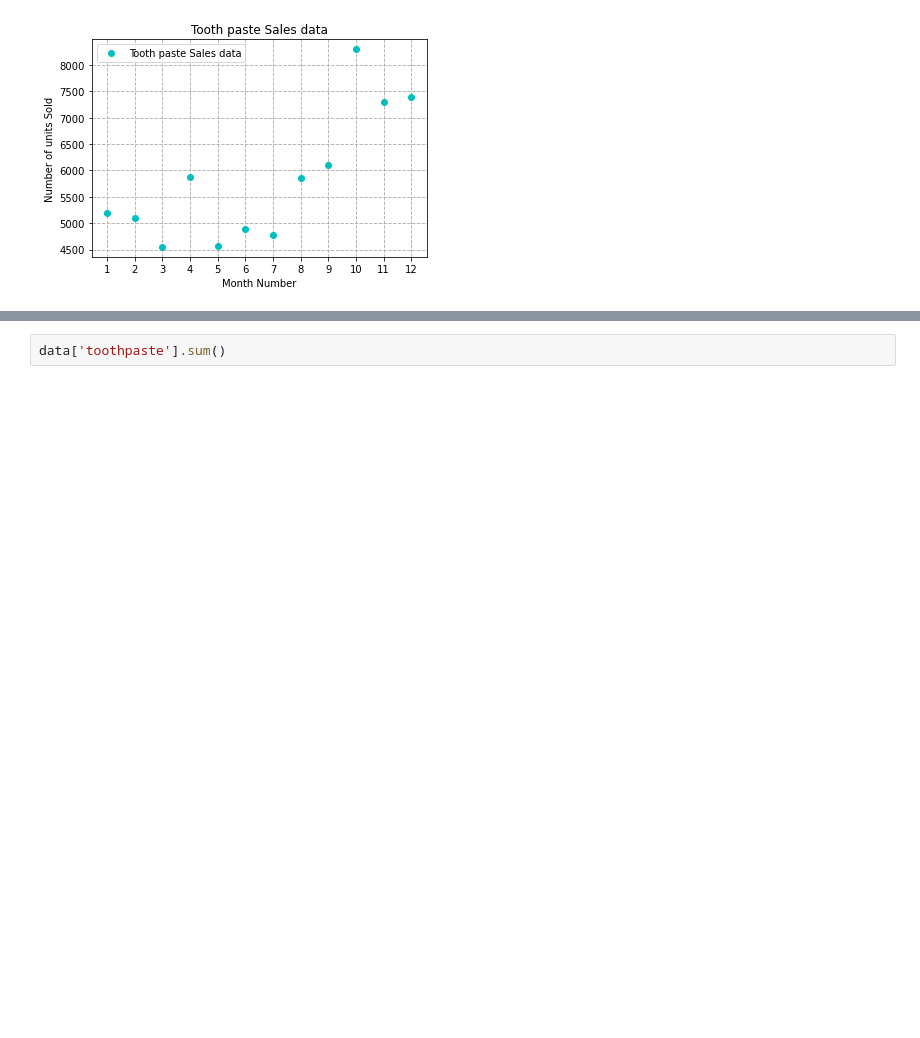
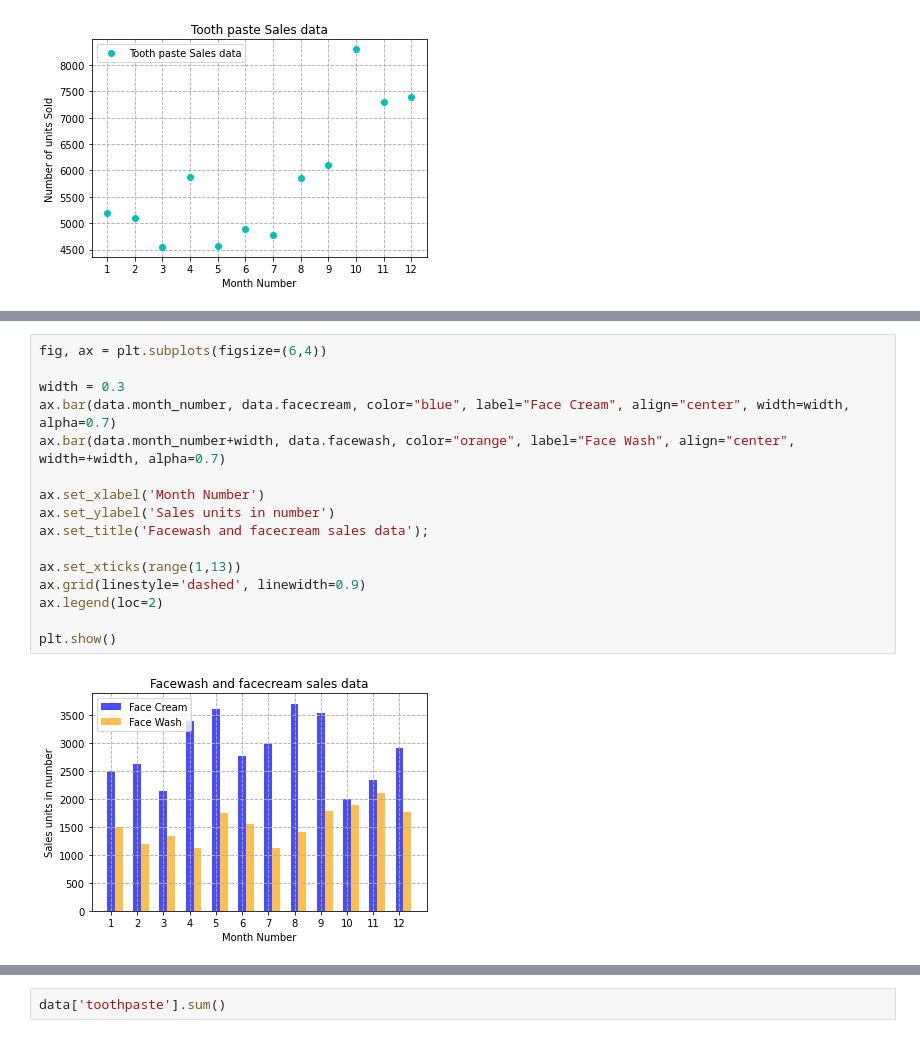
Before and after one commit to abechere/DataScience21, a Jupyter notebook: Block_1/Assignments/1_MatplotLib.ipynb, the cells around one changed output, grey strips where cells are left out. Cells and saved outputs as stored; diff of their text form; blank space fills up the shorter version.

```diff
--- a/Block_1/Assignments/1_MatplotLib.ipynb
+++ b/Block_1/Assignments/1_MatplotLib.ipynb
@@ -149,6 +149,24 @@ Bar chart should display the number of units sold per month for each product. Ad
 
 ### The result should look something like this:
 <img src="IMG/5.png" width=400>
+# %%
+fig, ax = plt.subplots(figsize=(6,4))
+
+width = 0.3
+ax.bar(data.month_number, data.facecream, color="blue", label="Face Cream", align="center", width=width, alpha=0.7)
+ax.bar(data.month_number+width, data.facewash, color="orange", label="Face Wash", align="center", width=+width, alpha=0.7)
+
+ax.set_xlabel('Month Number')
+ax.set_ylabel('Sales units in number')
+ax.set_title('Facewash and facecream sales data');
+
+ax.set_xticks(range(1,13))
+ax.grid(linestyle='dashed', linewidth=0.9)
+ax.legend(loc=2)
+
+plt.show()
+# %% [output]
+[figure, added]
 # %% [markdown]
 ## Exercise 6
 Calculate total sale data for last year for each product and show it using a Pie chart
```
